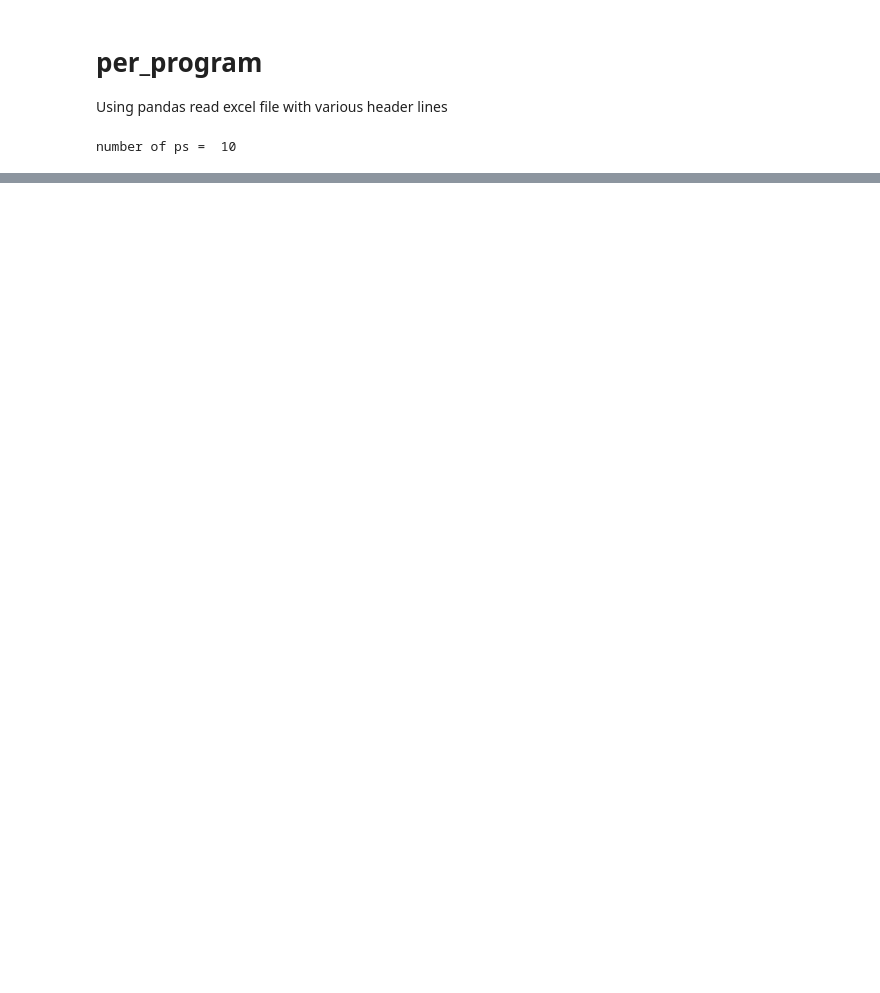
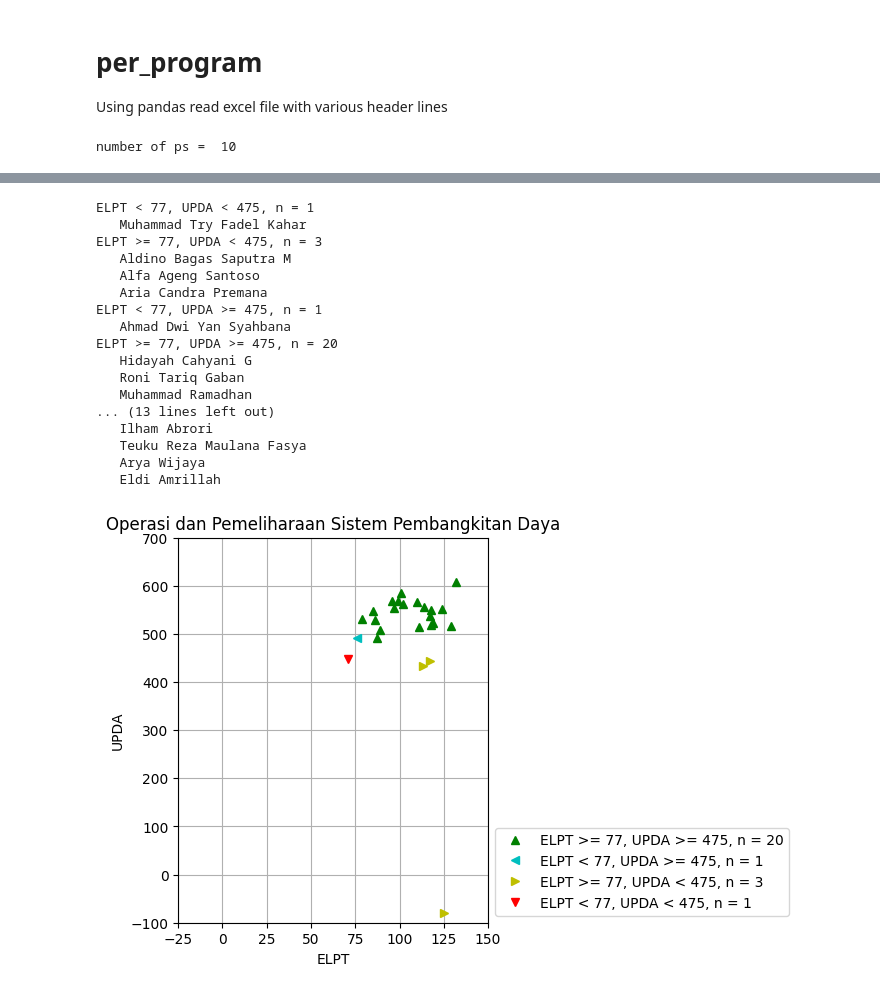
Before and after one commit to dudung/py-jupyter-nb, a Jupyter notebook: src/import/external/pandas/excel/case/per_program.ipynb, the cells around one changed output, grey strips where cells are left out. Cells and saved outputs as stored; diff of their text form; code cells hidden in the pictures; blank space fills up the shorter version.

```diff
--- a/src/import/external/pandas/excel/case/per_program.ipynb
+++ b/src/import/external/pandas/excel/case/per_program.ipynb
@@ -72,0 +184,58 @@ plt.show()
+# %%
+psnow = ps[2]
+rows = df.loc[df[hd[1]] == psnow, (hd[1], hd[2], hd[3], hd[4])]
+hdnow = list(rows)
+x = list(rows[hdnow[2]])
+y = list(rows[hdnow[3]])
+z = list(rows[hdnow[1]])
+
+c1, c2, c3, c4 = name(x, y, z)
+print("ELPT < 77, UPDA < 475, n =", len(c1))
+for i in c1:
+    print("  ", i)
+print("ELPT >= 77, UPDA < 475, n =", len(c2))
+for i in c2:
+    print("  ", i)
+print("ELPT < 77, UPDA >= 475, n =", len(c3))
+for i in c3:
+    print("  ", i)
+print("ELPT >= 77, UPDA >= 475, n =", len(c4))
+for i in c4:
+    print("  ", i)
+
+x1, y1, x2, y2, x3, y3, x4, y4 = separate(x, y)
+l1 = f"ELPT < 77, UPDA < 475, n = {len(x1)}"
+l2 = f"ELPT >= 77, UPDA < 475, n = {len(x2)}"
+l3 = f"ELPT < 77, UPDA >= 475, n = {len(x3)}"
+l4 = f"ELPT >= 77, UPDA >= 475, n = {len(x4)}"
+ll = [l4, l3, l2, l1]
+
+plt.figure(figsize=(4,5))
+plt.grid()
+plt.xlabel('ELPT')
+plt.ylabel('UPDA')
+plt.title(psnow)
+plt.plot(x4, y4, 'g^', x3, y3, 'c<', x2, y2, 'y>', x1, y1, 'rv')
+plt.legend(ll, loc="lower left", bbox_to_anchor=(1, 0))
+plt.xlim([-25, 150])
+plt.ylim([-100, 700])
+plt.show()
+# %% [output]
+ELPT < 77, UPDA < 475, n = 1
+   Muhammad Try Fadel Kahar
+ELPT >= 77, UPDA < 475, n = 3
+   Aldino Bagas Saputra M
+   Alfa Ageng Santoso
+   Aria Candra Premana
+ELPT < 77, UPDA >= 475, n = 1
+   Ahmad Dwi Yan Syahbana
+ELPT >= 77, UPDA >= 475, n = 20
+   Hidayah Cahyani G
+   Roni Tariq Gaban
+   Muhammad Ramadhan
+... (13 lines left out)
+   Ilham Abrori
+   Teuku Reza Maulana Fasya
+   Arya Wijaya
+   Eldi Amrillah
+[figure, added]
```
Also changed, not shown: parts of 12 cells of this notebook.
